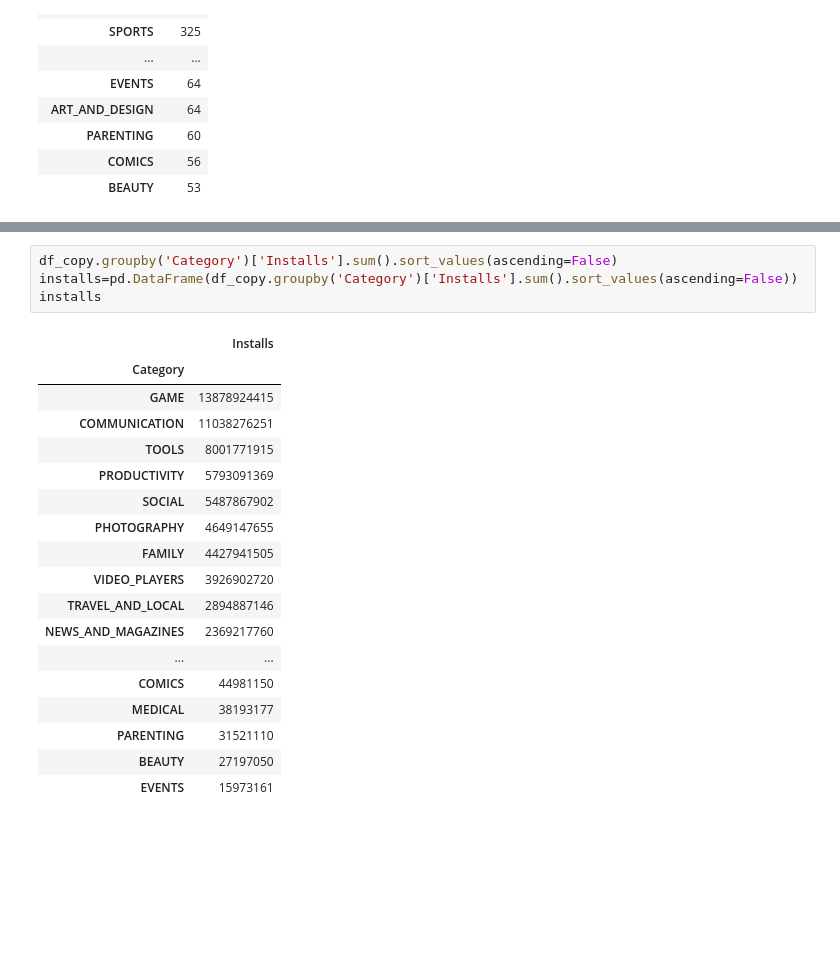
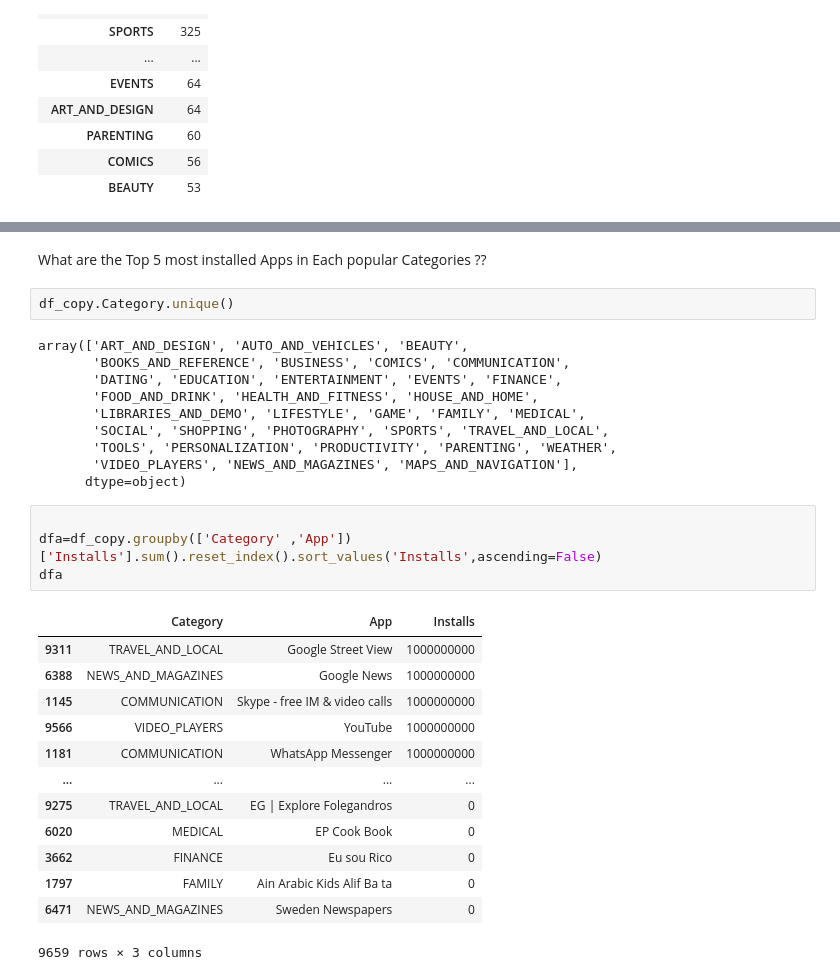
Before and after one commit to Sarvjeetjha/Exploratory-data-analysis, a Jupyter notebook: 03_Eda_FE_GooglePlayStore.ipynb, the cells around one changed output, grey strips where cells are left out. Saved outputs shown, nothing was run; the diff lists cells and outputs as text; blank space fills up the shorter version.

Commit message:
Updated Eda & Fe Google PlayStore Data

```diff
--- a/03_Eda_FE_GooglePlayStore.ipynb
+++ b/03_Eda_FE_GooglePlayStore.ipynb
@@ -579,23 +598,32 @@ df_copy.head()
+# %% [markdown]
+What are the Top 5 most installed Apps in Each popular Categories ??
+# %%
+df_copy.Category.unique()
+# %% [output]
+array(['ART_AND_DESIGN', 'AUTO_AND_VEHICLES', 'BEAUTY',
+       'BOOKS_AND_REFERENCE', 'BUSINESS', 'COMICS', 'COMMUNICATION',
+       'DATING', 'EDUCATION', 'ENTERTAINMENT', 'EVENTS', 'FINANCE',
+       'FOOD_AND_DRINK', 'HEALTH_AND_FITNESS', 'HOUSE_AND_HOME',
+       'LIBRARIES_AND_DEMO', 'LIFESTYLE', 'GAME', 'FAMILY', 'MEDICAL',
+       'SOCIAL', 'SHOPPING', 'PHOTOGRAPHY', 'SPORTS', 'TRAVEL_AND_LOCAL',
+       'TOOLS', 'PERSONALIZATION', 'PRODUCTIVITY', 'PARENTING', 'WEATHER',
+       'VIDEO_PLAYERS', 'NEWS_AND_MAGAZINES', 'MAPS_AND_NAVIGATION'],
+      dtype=object)
 # %%
-df_copy.groupby('Category')['Installs'].sum().sort_values(ascending=False)
-installs=pd.DataFrame(df_copy.groupby('Category')['Installs'].sum().sort_values(ascending=False))
-installs
+
+dfa=df_copy.groupby(['Category' ,'App'])['Installs'].sum().reset_index().sort_values('Installs',ascending=False)
+dfa
 # %% [output]
-|  | Installs |
-| Category |  |
-| GAME | 13878924415 |
-| COMMUNICATION | 11038276251 |
-| TOOLS | 8001771915 |
-| PRODUCTIVITY | 5793091369 |
-| SOCIAL | 5487867902 |
-| PHOTOGRAPHY | 4649147655 |
-| FAMILY | 4427941505 |
-| VIDEO_PLAYERS | 3926902720 |
-| TRAVEL_AND_LOCAL | 2894887146 |
-| NEWS_AND_MAGAZINES | 2369217760 |
-| ... | ... |
-| COMICS | 44981150 |
-| MEDICAL | 38193177 |
-| PARENTING | 31521110 |
-| BEAUTY | 27197050 |
-| EVENTS | 15973161 |
+|  | Category | App | Installs |
+| 9311 | TRAVEL_AND_LOCAL | Google Street View | 1000000000 |
+| 6388 | NEWS_AND_MAGAZINES | Google News | 1000000000 |
+| 1145 | COMMUNICATION | Skype - free IM & video calls | 1000000000 |
+| 9566 | VIDEO_PLAYERS | YouTube | 1000000000 |
+| 1181 | COMMUNICATION | WhatsApp Messenger | 1000000000 |
+| ... | ... | ... | ... |
+| 9275 | TRAVEL_AND_LOCAL | EG | Explore Folegandros | 0 |
+| 6020 | MEDICAL | EP Cook Book | 0 |
+| 3662 | FINANCE | Eu sou Rico | 0 |
+| 1797 | FAMILY | Ain Arabic Kids Alif Ba ta | 0 |
+| 6471 | NEWS_AND_MAGAZINES | Sweden Newspapers | 0 |
+9659 rows × 3 columns
```
Also changed, not shown: parts of 15 cells of this notebook.
